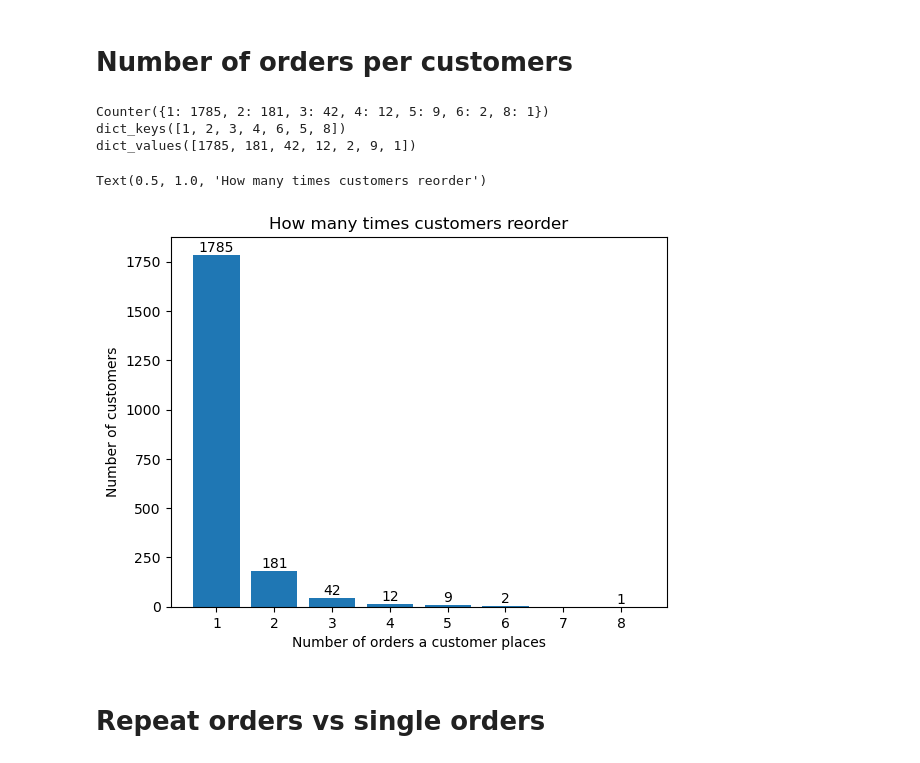
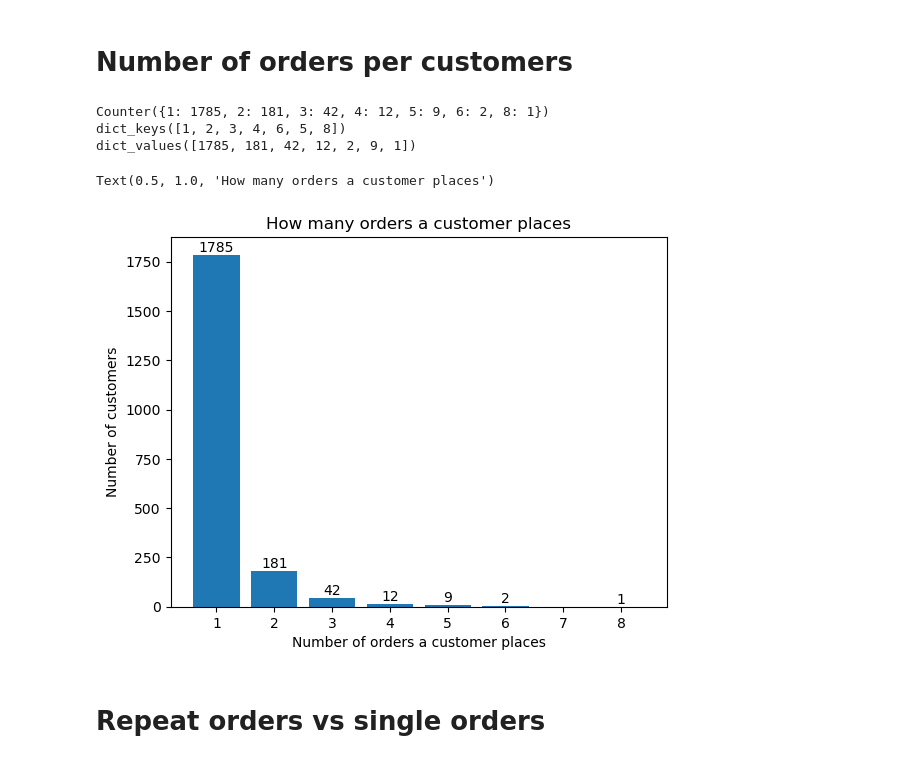
Before and after one commit to olincollege/repeat-order-analysis, a Jupyter notebook: visualization.ipynb, the cells around one changed output. Saved outputs shown, nothing was run; the diff lists cells and outputs as text; code cells hidden in the pictures.

```diff
--- a/visualization.ipynb
+++ b/visualization.ipynb
@@ -9,10 +10,19 @@ import pandas as pd
 # %%
 data = read_json('orders.json')
 # %%
-def extract_data(parameter, data = data):
+def extract_data(parameter1, parameter2 = None, data = data):
     extracted_data = []
-    for i in range(len(data)):
-        extracted_data.append(data[i][parameter])
+
+    if parameter2 is not None:
+        for i in range(len(data)):
+            data_pair = []
+            data_pair.append(data[i][parameter1])
+            data_pair.append(data[i][parameter2])
+            extracted_data.append(data_pair)
+    else:
+        for i in range(len(data)):
+            extracted_data.append(data[i][parameter1])
+
     return extracted_data
 # %%
 data[2000]['buyer_user_id']
@@ -40,36 +53,36 @@ country = extract_data('country_iso')
 num_orders_by_customers = list(Counter(buyer_user_id).values())
 
 num_orders_by_customers.remove(36)
 
 orders_per_customer = Counter(num_orders_by_customers)
 
 num_reorders = orders_per_customer.keys()
 num_customers = orders_per_customer.values()
 
 print(orders_per_customer)
 
 labels = [str(item) for item in list(num_customers)]
 
 print(num_reorders)
 print(num_customers)
 
 fig, ax = plt.subplots()
 bars = ax.bar(num_reorders, num_customers, label=labels)
 
 # Adding labels on top of each bar
 for bar in bars:
     yval = bar.get_height()
     plt.text(bar.get_x() + bar.get_width()/2, yval + 1, yval, ha='center', va='bottom')
 
 plt.xlabel("Number of orders a customer places")
 plt.ylabel("Number of customers")
-plt.title("How many times customers reorder")
+plt.title("How many orders a customer places")
 # %% [output]
 Counter({1: 1785, 2: 181, 3: 42, 4: 12, 5: 9, 6: 2, 8: 1})
 dict_keys([1, 2, 3, 4, 6, 5, 8])
 dict_values([1785, 181, 42, 12, 2, 9, 1])
-Text(0.5, 1.0, 'How many times customers reorder')
+Text(0.5, 1.0, 'How many orders a customer places')
-[figure, old version]
+[figure, new version]
 # %% [markdown]
 # Repeat orders vs single orders
 # %%
```
Also changed, not shown: parts of 7 cells of this notebook.
